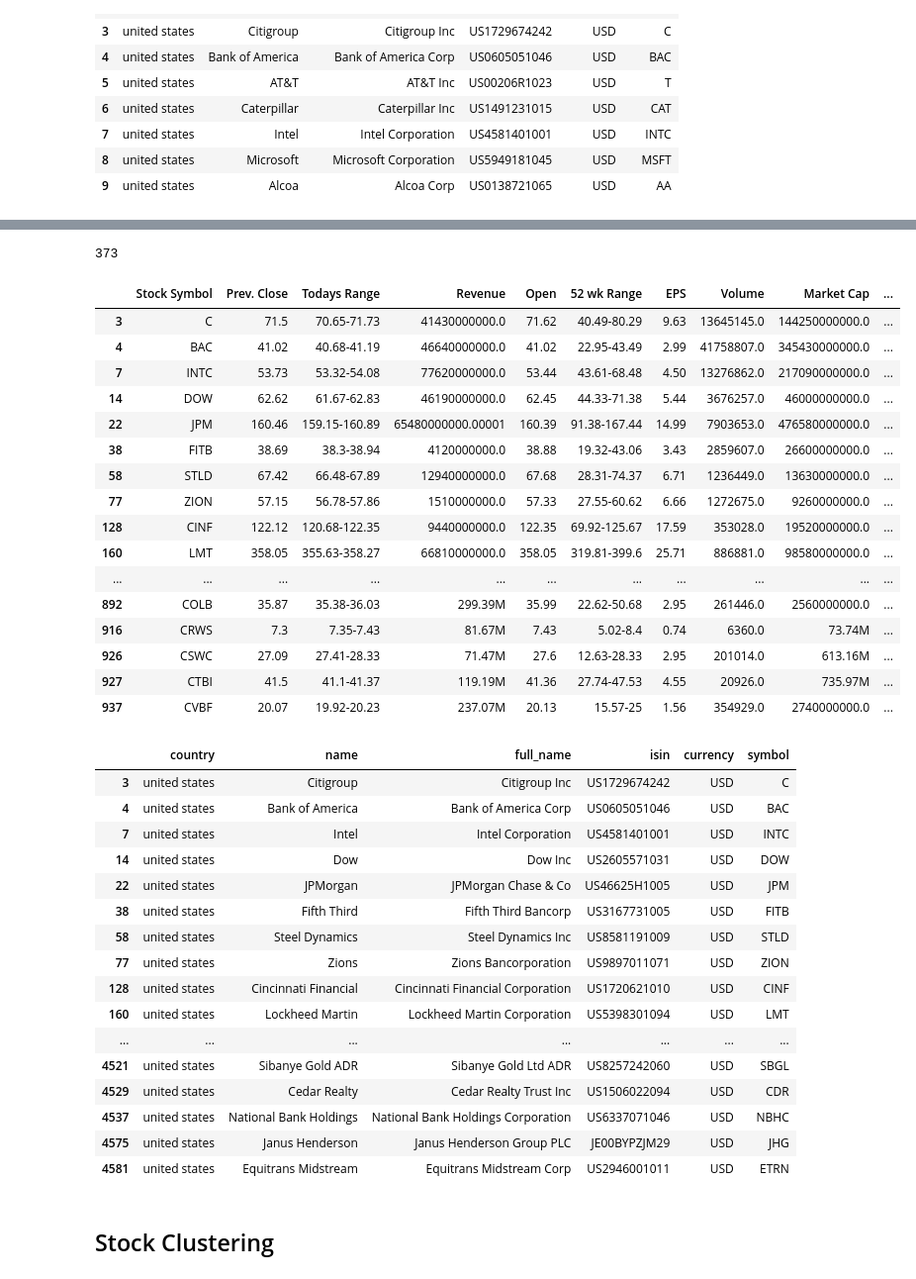
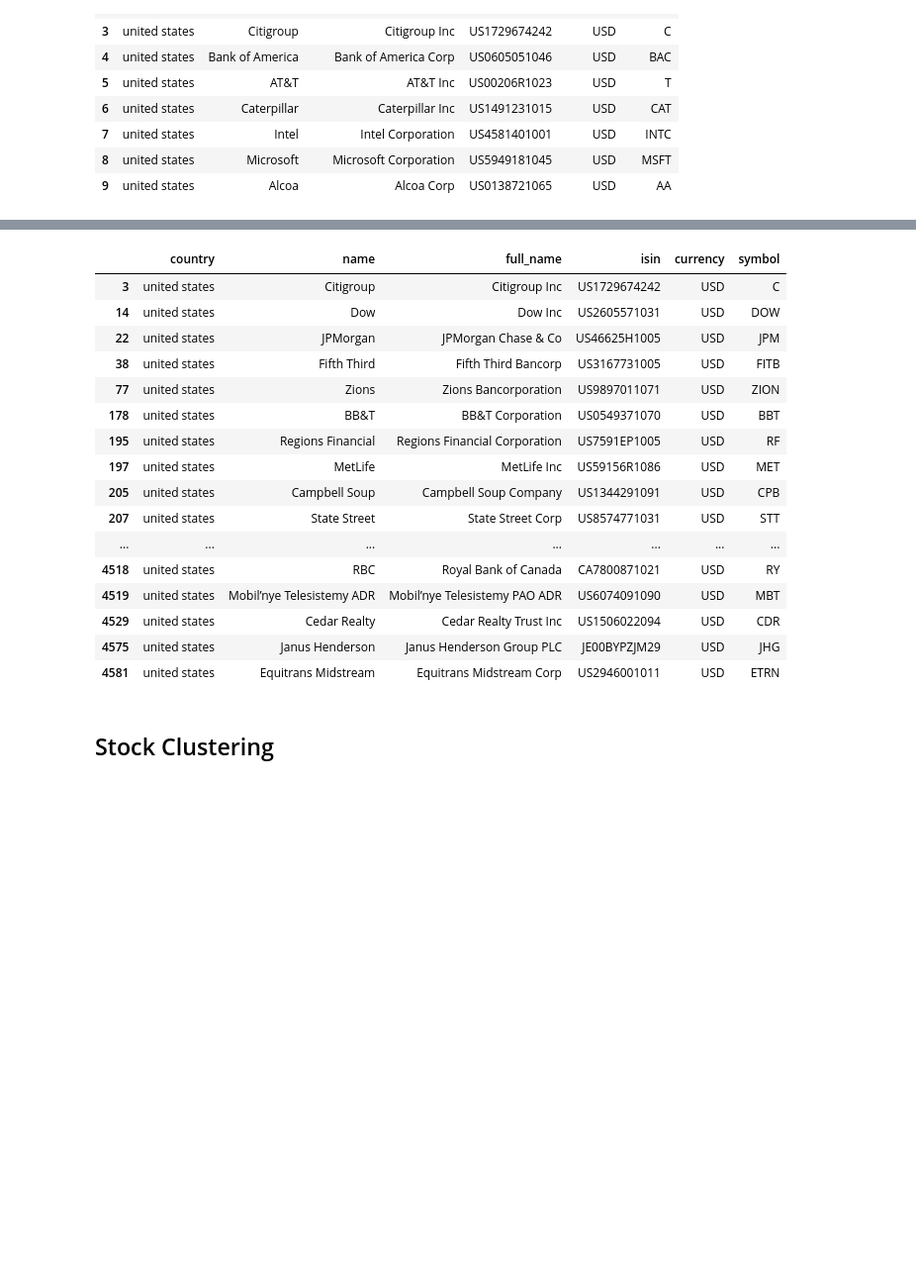
Before and after one commit to alpha2phi/jupyter-notebooks, a Jupyter notebook: nbs/02_00_stocks_selection.ipynb, the cells around one changed output, grey strips where cells are left out. Shown at 99% size. Cells and saved outputs as stored; diff of their text form; code cells hidden in the pictures; blank space fills up the shorter version.

```diff
--- a/nbs/02_00_stocks_selection.ipynb
+++ b/nbs/02_00_stocks_selection.ipynb
@@ -238,7 +234,7 @@ dtypes: float64(2), int64(1), object(4)
 memory usage: 6.2+ MB
 # %%
 # Average 2 years yield
-df_dividends_summary = df_stocks_dividends[ (df_stocks_dividends['Year'] == 2021) | (df_stocks_dividends['Year'] == 2020) ][['Symbol','Yield']]
+df_dividends_summary = df_stocks_dividends[ df_stocks_dividends['Year'].isin([2021,2020]) ][['Symbol','Yield']]
 
 df_dividends_summary = df_dividends_summary.groupby(['Symbol']).sum()
 df_dividends_summary['Yield'] = df_dividends_summary['Yield'] / 2   # Average over 2 years
@@ -282,0 +278,6 @@ df_summary['EPS'] = df_summary['EPS'].apply(convert_uom)
+# %%
+# Short list stocks
+df_selected = df_summary[  (df_summary['PE'] < 15) & (df_summary['PE'] > 0) & (df_summary['Yield'] > 10)  ]
+
+display(len(df_selected))
+display(df_selected.head(100))
@@ -283,57 +303,34 @@ df_summary['EPS'] = df_summary['EPS'].apply(convert_uom)
 # %%
-# Short list stocks
-df_selected = df_summary[  (df_summary['PE'] < 15) & (df_summary['PE'] > 0) & (df_summary['Yield'] > 8)  ]
-
-display(len(df_selected))
-display(df_selected.head(100))
-
 #df_temp = df_stocks_info[ df_stocks_info['Stock Symbol'].isin(df_selected['Symbol']) ]
 #display(df_temp)
 
 # TODO - earning date is < 30 days from now
 # display( df_temp[ pd.to_datetime(df_temp['Next Earnings Date'], format='%d/%m/%Y', errors='coerce') > pd.Timestamp('today')] )
 
+# display(df_stocks_dividends[ (df_stocks_dividends['Symbol'].isin(df_selected['Symbol'])) &  ((df_stocks_dividends['Year'] == 2021) | (df_stocks_dividends['Year'] == 2020)) ])
+
 display(df_stocks[ df_stocks['symbol'].isin(df_selected['Symbol']) ])
 
-# display(df_stocks_dividends[ (df_stocks_dividends['Symbol'].isin(df_selected['Symbol'])) &  ((df_stocks_dividends['Year'] == 2021) | (df_stocks_dividends['Year'] == 2020)) ])
 # Save
 save_csv(df_selected, STOCKS_SELECTED)
 # %% [output]
-373
-|  | Stock Symbol | Prev. Close | Todays Range | Revenue | Open | 52 wk Range | EPS | Volume | Market Cap | ... |
-| 3 | C | 71.5 | 70.65-71.73 | 41430000000.0 | 71.62 | 40.49-80.29 | 9.63 | 13645145.0 | 144250000000.0 | ... |
-| 4 | BAC | 41.02 | 40.68-41.19 | 46640000000.0 | 41.02 | 22.95-43.49 | 2.99 | 41758807.0 | 345430000000.0 | ... |
-| 7 | INTC | 53.73 | 53.32-54.08 | 77620000000.0 | 53.44 | 43.61-68.48 | 4.50 | 13276862.0 | 217090000000.0 | ... |
-| 14 | DOW | 62.62 | 61.67-62.83 | 46190000000.0 | 62.45 | 44.33-71.38 | 5.44 | 3676257.0 | 46000000000.0 | ... |
-| 22 | JPM | 160.46 | 159.15-160.89 | 65480000000.00001 | 160.39 | 91.38-167.44 | 14.99 | 7903653.0 | 476580000000.0 | ... |
-| 38 | FITB | 38.69 | 38.3-38.94 | 4120000000.0 | 38.88 | 19.32-43.06 | 3.43 | 2859607.0 | 26600000000.0 | ... |
-| 58 | STLD | 67.42 | 66.48-67.89 | 12940000000.0 | 67.68 | 28.31-74.37 | 6.71 | 1236449.0 | 13630000000.0 | ... |
-| 77 | ZION | 57.15 | 56.78-57.86 | 1510000000.0 | 57.33 | 27.55-60.62 | 6.66 | 1272675.0 | 9260000000.0 | ... |
-| 128 | CINF | 122.12 | 120.68-122.35 | 9440000000.0 | 122.35 | 69.92-125.67 | 17.59 | 353028.0 | 19520000000.0 | ... |
-| 160 | LMT | 358.05 | 355.63-358.27 | 66810000000.0 | 358.05 | 319.81-399.6 | 25.71 | 886881.0 | 98580000000.0 | ... |
-| ... | ... | ... | ... | ... | ... | ... | ... | ... | ... | ... |
-| 892 | COLB | 35.87 | 35.38-36.03 | 299.39M | 35.99 | 22.62-50.68 | 2.95 | 261446.0 | 2560000000.0 | ... |
-| 916 | CRWS | 7.3 | 7.35-7.43 | 81.67M | 7.43 | 5.02-8.4 | 0.74 | 6360.0 | 73.74M | ... |
-| 926 | CSWC | 27.09 | 27.41-28.33 | 71.47M | 27.6 | 12.63-28.33 | 2.95 | 201014.0 | 613.16M | ... |
-| 927 | CTBI | 41.5 | 41.1-41.37 | 119.19M | 41.36 | 27.74-47.53 | 4.55 | 20926.0 | 735.97M | ... |
-| 937 | CVBF | 20.07 | 19.92-20.23 | 237.07M | 20.13 | 15.57-25 | 1.56 | 354929.0 | 2740000000.0 | ... |
+|  | country | name | full_name | isin | currency | symbol |
+| 3 | united states | Citigroup | Citigroup Inc | US1729674242 | USD | C |
+| 14 | united states | Dow | Dow Inc | US2605571031 | USD | DOW |
+| 22 | united states | JPMorgan | JPMorgan Chase & Co | US46625H1005 | USD | JPM |
+| 38 | united states | Fifth Third | Fifth Third Bancorp | US3167731005 | USD | FITB |
+| 77 | united states | Zions | Zions Bancorporation | US9897011071 | USD | ZION |
+| 178 | united states | BB&T | BB&T Corporation | US0549371070 | USD | BBT |
+| 195 | united states | Regions Financial | Regions Financial Corporation | US7591EP1005 | USD | RF |
+| 197 | united states | MetLife | MetLife Inc | US59156R1086 | USD | MET |
+| 205 | united states | Campbell Soup | Campbell Soup Company | US1344291091 | USD | CPB |
+| 207 | united states | State Street | State Street Corp | US8574771031 | USD | STT |
+| ... | ... | ... | ... | ... | ... | ... |
+| 4518 | united states | RBC | Royal Bank of Canada | CA7800871021 | USD | RY |
+| 4519 | united states | Mobil’nye Telesistemy ADR | Mobil’nye Telesistemy PAO ADR | US6074091090 | USD | MBT |
+| 4529 | united states | Cedar Realty | Cedar Realty Trust Inc | US1506022094 | USD | CDR |
+| 4575 | united states | Janus Henderson | Janus Henderson Group PLC | JE00BYPZJM29 | USD | JHG |
+| 4581 | united states | Equitrans Midstream | Equitrans Midstream Corp | US2946001011 | USD | ETRN |
-|  | country | name | full_name | isin | currency | symbol |
-| 3 | united states | Citigroup | Citigroup Inc | US1729674242 | USD | C |
-| 4 | united states | Bank of America | Bank of America Corp | US0605051046 | USD | BAC |
-| 7 | united states | Intel | Intel Corporation | US4581401001 | USD | INTC |
-| 14 | united states | Dow | Dow Inc | US2605571031 | USD | DOW |
-| 22 | united states | JPMorgan | JPMorgan Chase & Co | US46625H1005 | USD | JPM |
-| 38 | united states | Fifth Third | Fifth Third Bancorp | US3167731005 | USD | FITB |
-| 58 | united states | Steel Dynamics | Steel Dynamics Inc | US8581191009 | USD | STLD |
-| 77 | united states | Zions | Zions Bancorporation | US9897011071 | USD | ZION |
-| 128 | united states | Cincinnati Financial | Cincinnati Financial Corporation | US1720621010 | USD | CINF |
-| 160 | united states | Lockheed Martin | Lockheed Martin Corporation | US5398301094 | USD | LMT |
-| ... | ... | ... | ... | ... | ... | ... |
-| 4521 | united states | Sibanye Gold ADR | Sibanye Gold Ltd ADR | US8257242060 | USD | SBGL |
-| 4529 | united states | Cedar Realty | Cedar Realty Trust Inc | US1506022094 | USD | CDR |
-| 4537 | united states | National Bank Holdings | National Bank Holdings Corporation | US6337071046 | USD | NBHC |
-| 4575 | united states | Janus Henderson | Janus Henderson Group PLC | JE00BYPZJM29 | USD | JHG |
-| 4581 | united states | Equitrans Midstream | Equitrans Midstream Corp | US2946001011 | USD | ETRN |
 # %% [markdown]
 ## Stock Clustering
 # %%
```
Also changed, not shown: parts of 6 cells of this notebook, 2 other files.
